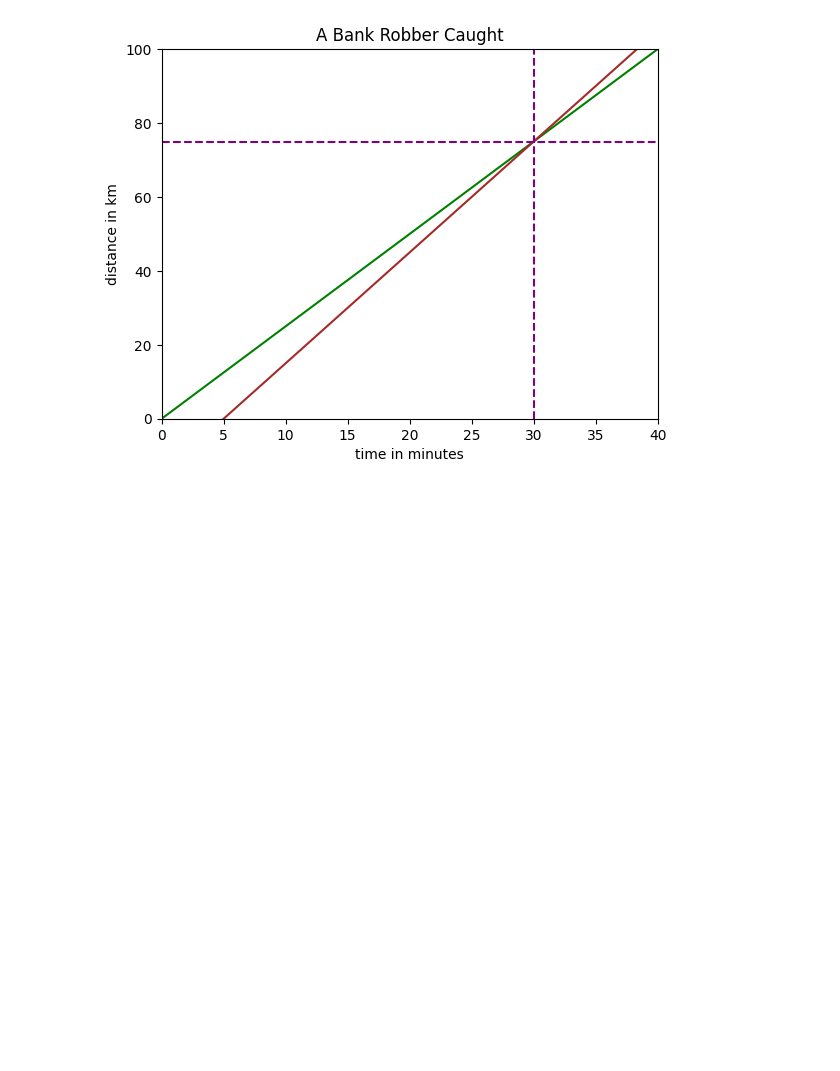
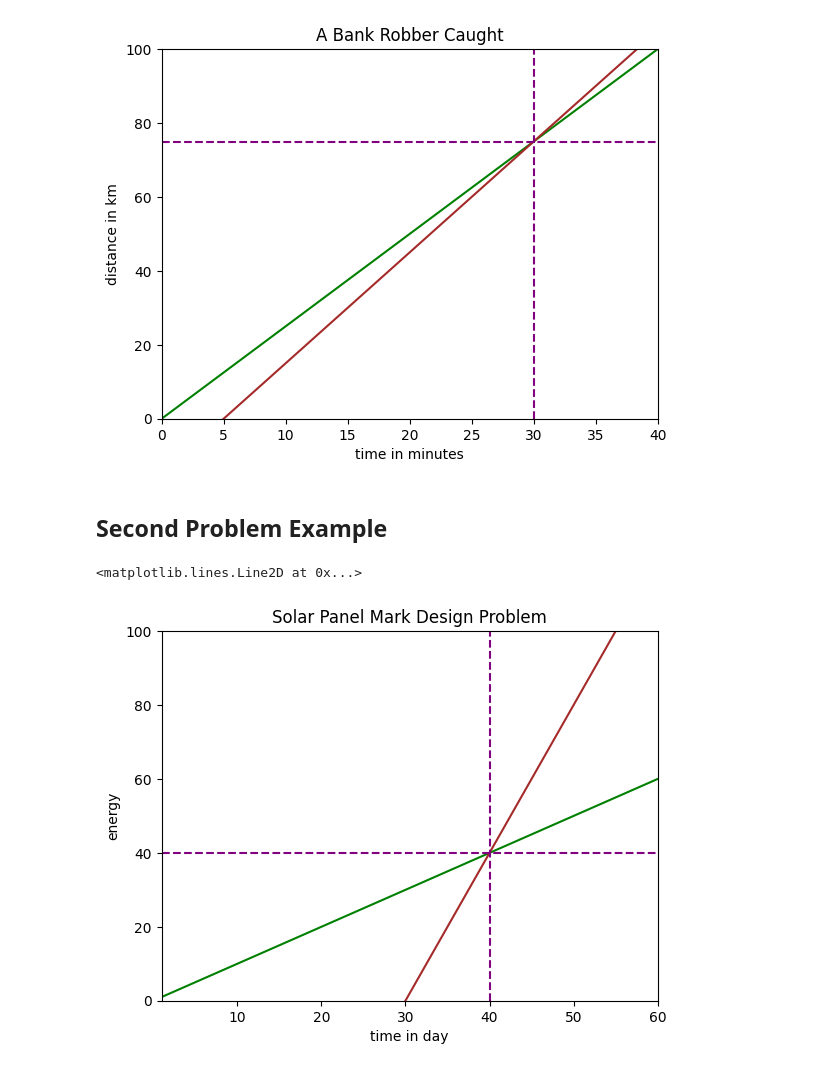
Before and after one commit to wikanadnyana/alin-for-self-esteem, a Jupyter notebook: udemy/data-structure-for-linear-algebra/plotting.ipynb, the cells around one changed output. Drawn from its saved outputs; the diff is of its cells as text; code cells hidden in the pictures; blank space fills up the shorter version.

Commit message:
second problem

```diff
--- a/udemy/data-structure-for-linear-algebra/plotting.ipynb
+++ b/udemy/data-structure-for-linear-algebra/plotting.ipynb
@@ -40,3 +42,24 @@ plt.axhline(y=75, color='purple', linestyle='--')
 # %% [output]
 <matplotlib.lines.Line2D at 0x...>
 [figure]
+# %% [markdown]
+## Second Problem Example
+# %%
+t2 = np.linspace(0, 100, 1000)
+# %%
+e_apr = t2
+e_may = 4 * (t2 - 30)
+# %%
+fig, ax = plt.subplots()
+plt.title("Solar Panel Mark Design Problem")
+plt.xlabel("time in day")
+plt.ylabel("energy")
+ax.set_xlim([1,60])
+ax.set_ylim([0,100])
+ax.plot(t2, e_apr, c='green')
+ax.plot(t2, e_may, c='brown')
+plt.axvline(x=40, color='purple', linestyle='--')
+plt.axhline(y=40, color='purple', linestyle='--')
+# %% [output]
+<matplotlib.lines.Line2D at 0x...>
+[figure, added]
```
Also changed, not shown: parts of 1 cell of this notebook.
